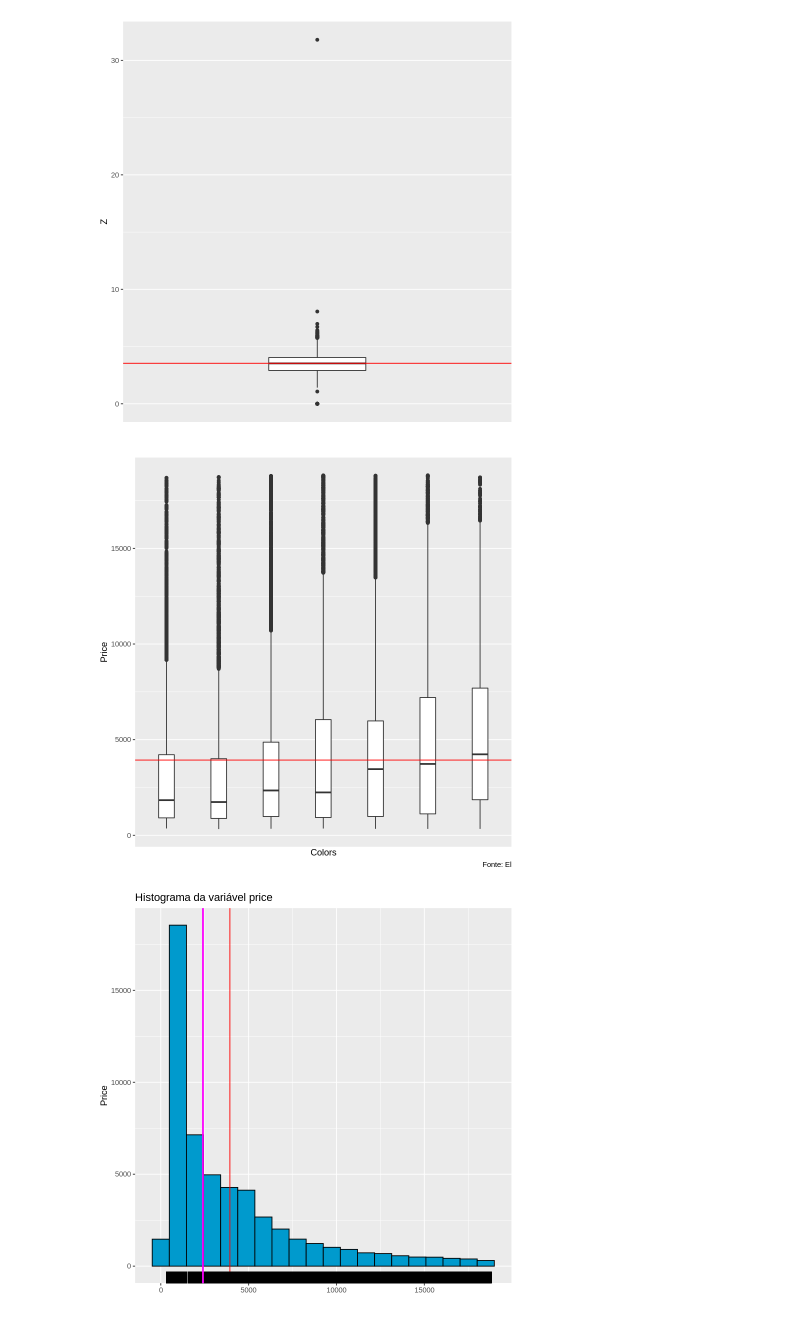
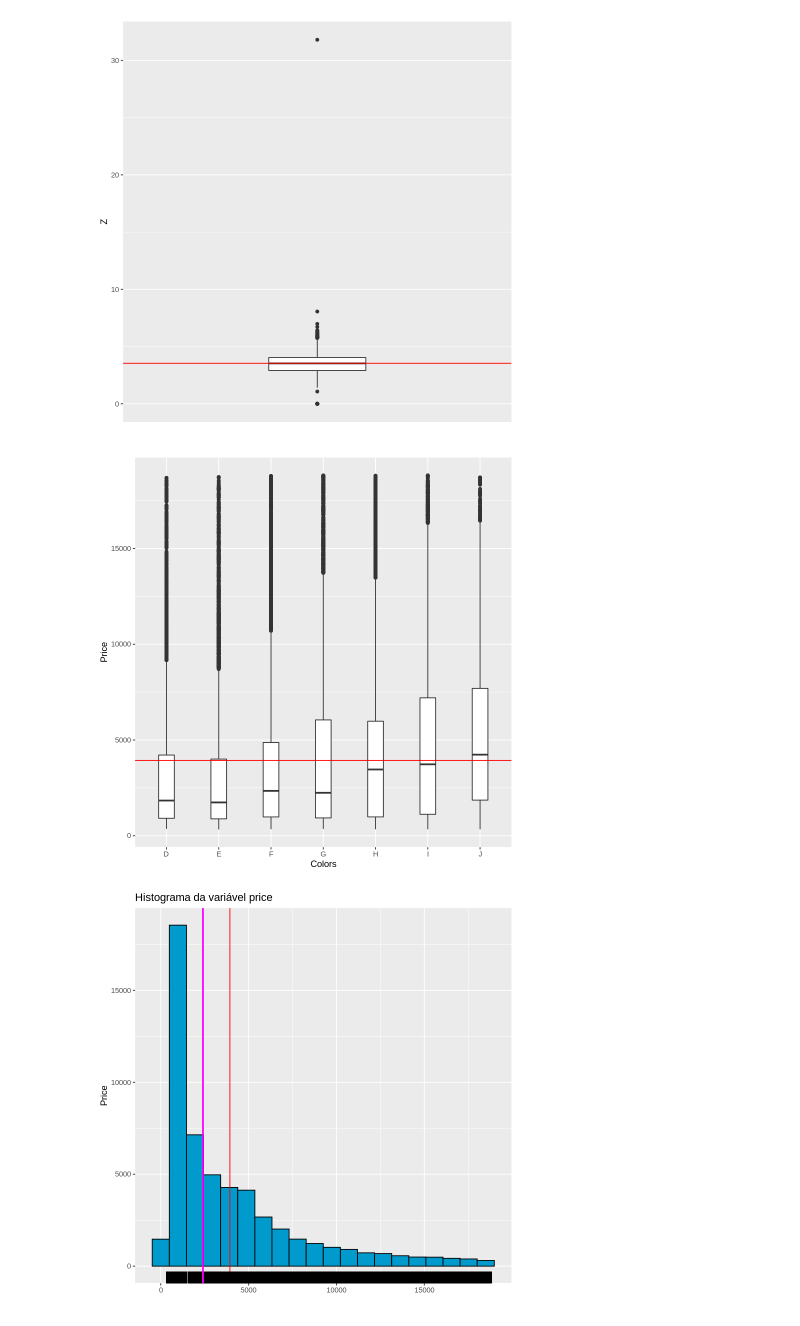
Before and after one commit to BrunaKrasotaMatos/An-liseEstat-stica, a Jupyter notebook: Trilha3/Trilha3.ipynb, the cells around one changed output. Cells and saved outputs as stored; diff of their text form; code cells hidden in the pictures.

```diff
--- a/Trilha3/Trilha3.ipynb
+++ b/Trilha3/Trilha3.ipynb
@@ -171,15 +171,14 @@ ggplot(data=diamantes) +
 # %%
 # Grafico box plot com regioes
 ggplot(data=diamantes) +
   geom_boxplot(
     aes(x = color,
-        y = price),width = 0.3, varwidth = F) +
+        y = price),width = 0.3, show.legend=TRUE) +
     labs(y = "Price",
-         x = "Colors", caption = "Fonte: El") +
-    geom_abline(slope=0, intercept=3933, color="red") +
-    scale_x_discrete(labels = NULL, breaks = NULL)
+         x = "Colors") +
+    geom_abline(slope=0, intercept=3933, color="red")
 # %% [output]
-[figure, old version]
+[figure, new version]
 # %%
 # Grafico histograma
 ggplot(data=diamantes) +
```
